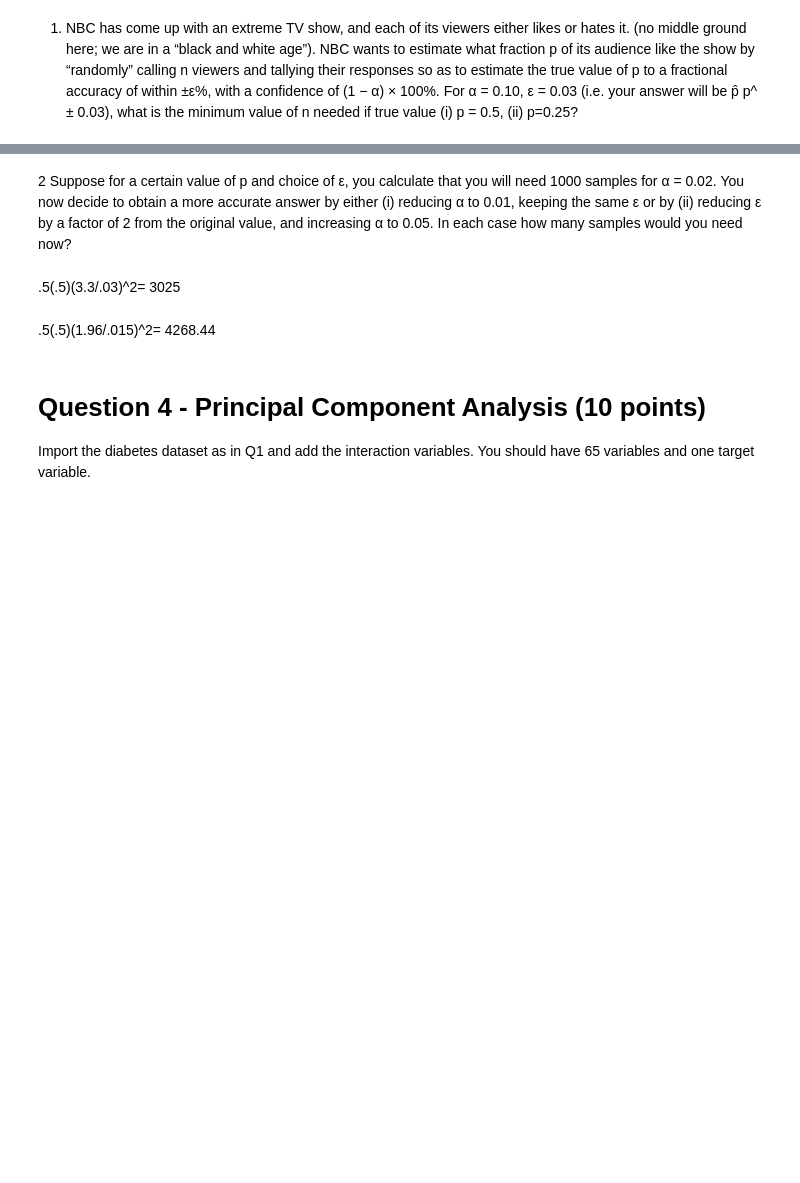
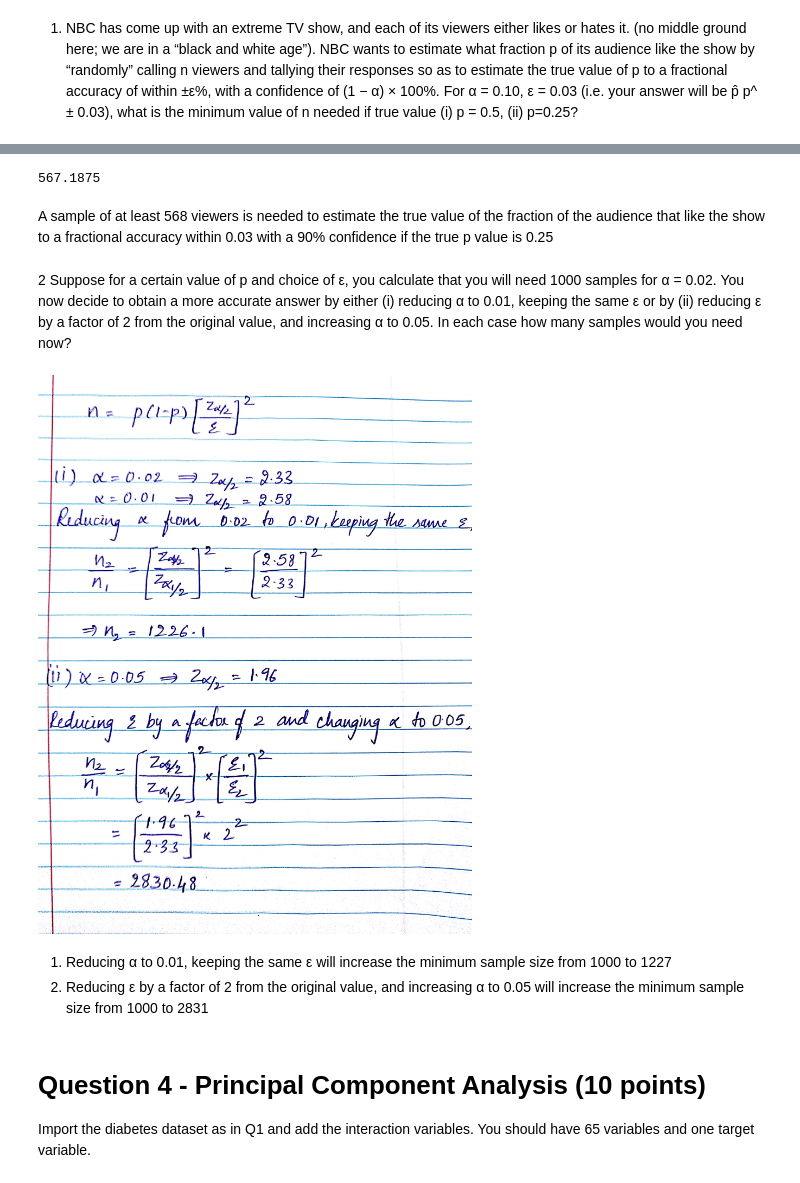
Before and after one commit to Rwoot14/Advanced-Predictive-Modeling-HW, a Jupyter notebook: Homework 2/Reece-HW2.ipynb, the cells around one changed output, grey strips where cells are left out. Saved outputs shown, nothing was run; the diff lists cells and outputs as text; code cells hidden in the pictures; blank space fills up the shorter version.

```diff
--- a/Homework 2/Reece-HW2.ipynb
+++ b/Homework 2/Reece-HW2.ipynb
@@ -288,9 +298,23 @@ n = p(1-p) (za/2/ e) 2
+# %%
+alpha=0.10
+e=0.03
+p=0.25
+#alpha 0.1 translates to z value of 1.65 from normal distribution tables
+p*(1-p)*((1.65/e)**2)
+# %% [output]
+567.1875
+# %% [markdown]
+A sample of at least 568 viewers is needed to estimate the true value of the fraction of the audience that like the show to a fractional accuracy within 0.03 with a 90% confidence if the true p value is 0.25
 # %% [markdown]
 2 Suppose for a certain value of p and choice of ε, you calculate that you will need 1000 samples for α = 0.02. You now decide to obtain a more accurate answer by either (i) reducing α to 0.01, keeping the same ε or by (ii) reducing ε by a factor of 2 from the original value, and increasing α to 0.05. In each case how many samples would you need now?
-# %% [markdown]
-.5(.5)(3.3/.03)^2= 3025
-# %% [markdown]
-.5(.5)(1.96/.015)^2= 4268.44
+# %%
+from IPython.display import Image
+Image("A2_Q3.jpg")
+# %% [output]
+[figure, added]
+# %% [markdown]
+1. Reducing α to 0.01, keeping the same ε will increase the minimum sample size from 1000 to 1227
+2. Reducing ε by a factor of 2 from the original value, and increasing α to 0.05 will increase the minimum sample size from 1000 to 2831
 # %% [markdown]
 # Question 4 - Principal Component Analysis (10 points)
 
```
Also changed, not shown: parts of 44 cells of this notebook, 2 other files.
